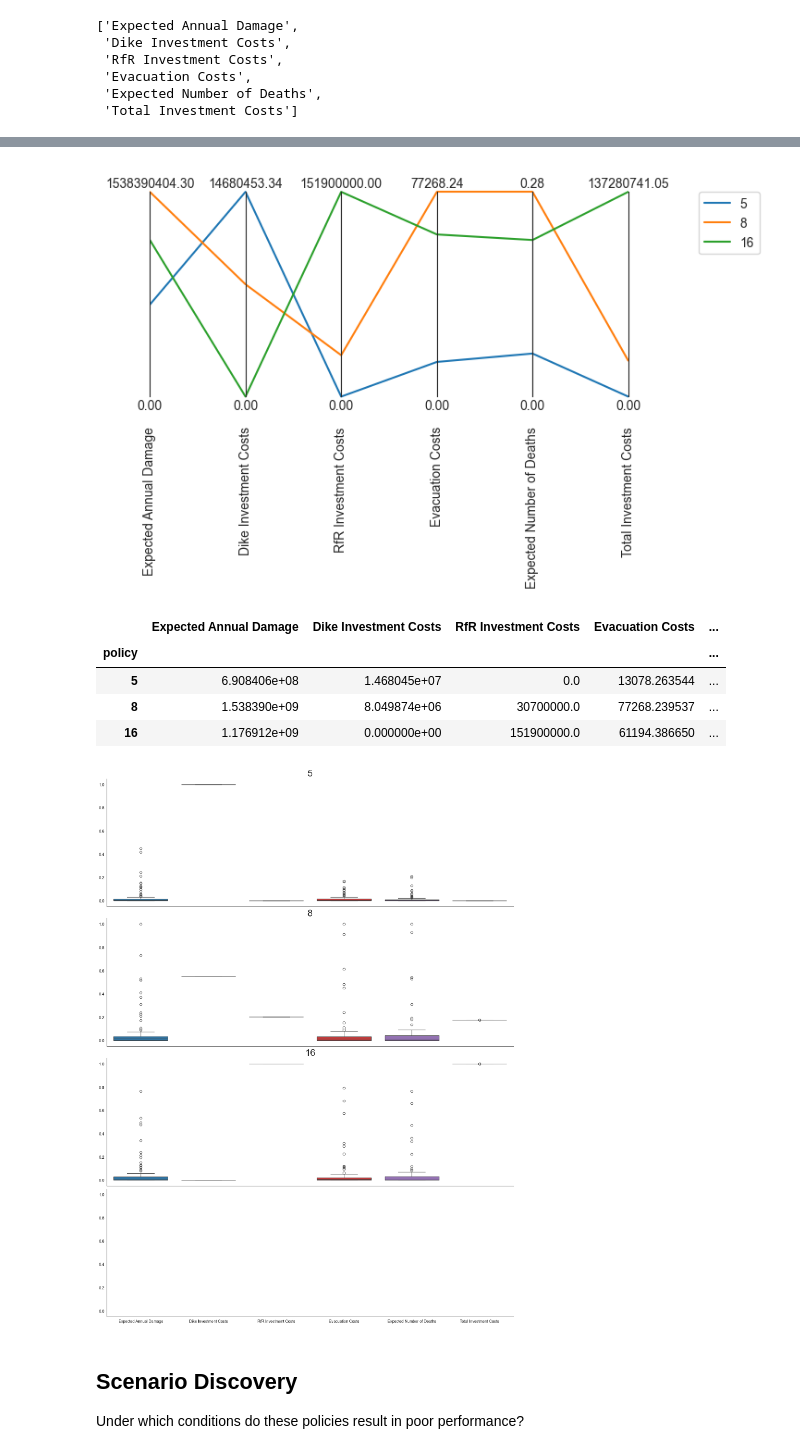
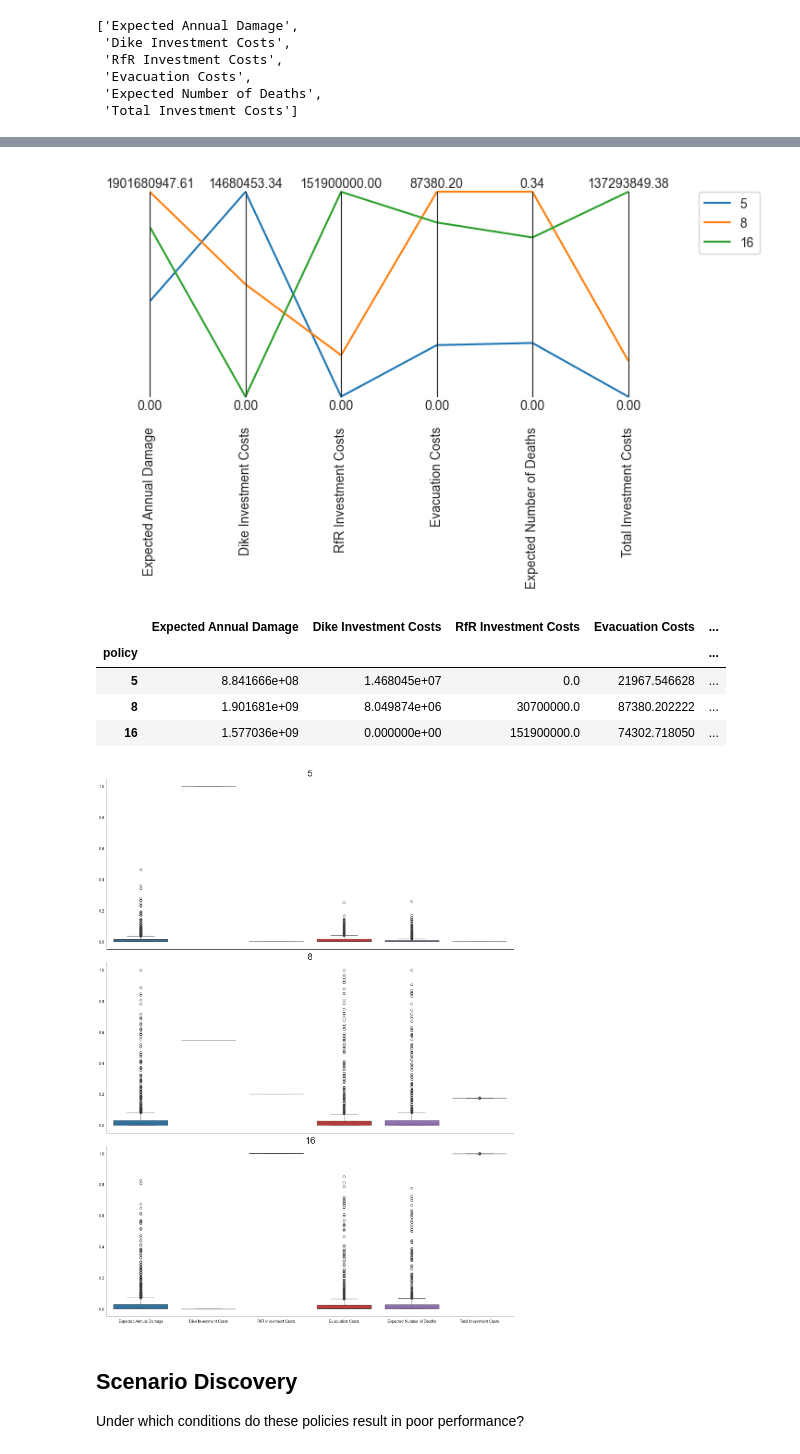
Before and after one commit to BabylonVampyre/MBDM_model_Delata_comission_2024, a Jupyter notebook: final assignment/Robustness_Evaluation.ipynb, the cells around one changed output, grey strips where cells are left out. Drawn from its saved outputs; the diff is of its cells as text; code cells hidden in the pictures.

Commit message:
Robustness Evaluation do-over completed

```diff
--- a/final assignment/Robustness_Evaluation.ipynb
+++ b/final assignment/Robustness_Evaluation.ipynb
@@ -144,7 +144,7 @@ save_results(scenario_results, "directed search results/policy_robustness_1000_s
 # %% [markdown]
 ### Calculating Signal to Noise Ratio
 # %%
-scenario_results=load_results("directed search results/policy_robustness_1000_scenarios.tar.gz")
+scenario_results=load_results("robustness_final/policy_robustness_1000_scenarios_final.tar.gz")
 # %%
 def s_to_n(data, direction):
     mean = np.mean(data)
@@ -288,16 +288,16 @@ for i, (index, row) in enumerate(data.iterrows()):
     paraxes.plot(row.to_frame().T, label=str(index), color=colors[i])
 paraxes.legend()
 
-plt.savefig("directed search results/parcoord for regret plot.png",bbox_inches='tight')
+plt.savefig("robustness_final/parcoord for regret plot.png",bbox_inches='tight')
 plt.show()
 data
 # %% [output]
-[figure, old version]
+[figure, new version]
 |  | Expected Annual Damage | Dike Investment Costs | RfR Investment Costs | Evacuation Costs | ... |
 | policy |  |  |  |  | ... |
-| 5 | 6.908406e+08 | 1.468045e+07 | 0.0 | 13078.263544 | ... |
-| 8 | 1.538390e+09 | 8.049874e+06 | 30700000.0 | 77268.239537 | ... |
-| 16 | 1.176912e+09 | 0.000000e+00 | 151900000.0 | 61194.386650 | ... |
+| 5 | 8.841666e+08 | 1.468045e+07 | 0.0 | 21967.546628 | ... |
+| 8 | 1.901681e+09 | 8.049874e+06 | 30700000.0 | 87380.202222 | ... |
+| 16 | 1.577036e+09 | 0.000000e+00 | 151900000.0 | 74302.718050 | ... |
 # %%
 from collections import defaultdict
 
@@ -307,38 +307,38 @@ for key, value in overall_regret.items():
         policy_regret[policy][key] = value[policy]
 # %%
 # this generates a 2 plots with a shared y and x axis
-fig, axes = plt.subplots( nrows=4, figsize=(15,20),
+fig, axes = plt.subplots( nrows=3, figsize=(15,20),
                          sharey=True, sharex=True,constrained_layout=True)
 #axes.flatten()
 
 # to ensure easy iteration over the axes grid, we turn it
 # into a list. Because there are four plots, I hard coded
 # this.
 
 
 # zip allows us to zip together the list of axes and the list of
 # key value pairs return by items. If we iterate over this
 # it returns a tuple of length 2. The first item is the ax
 # the second items is the key value pair.
 for ax, (policy, regret) in zip(axes, policy_regret.items()):
     data = pd.DataFrame(regret)
 
     # we need to scale the regret to ensure fair visual
     # comparison. We can do that by divding by the maximum regret
     data = data/max_regret.max(axis=0)
     sns.boxplot(data=data, ax=ax)
 
     # removes top and left hand black outline of axes
     sns.despine()
 
     # ensure we know which policy the figure is for
     ax.set_title(str(policy),fontsize=24)
 
 
-plt.savefig("directed search results/boxplot for regret.png")
+plt.savefig("robustness_final/boxplot for regret.png")
 plt.show()
 # %% [output]
-[figure, old version]
+[figure, new version]
 # %% [markdown]
 ## Scenario Discovery
 Under which conditions do these policies result in poor performance?
```
Also changed, not shown: parts of 17 cells of this notebook, 13 other files.
